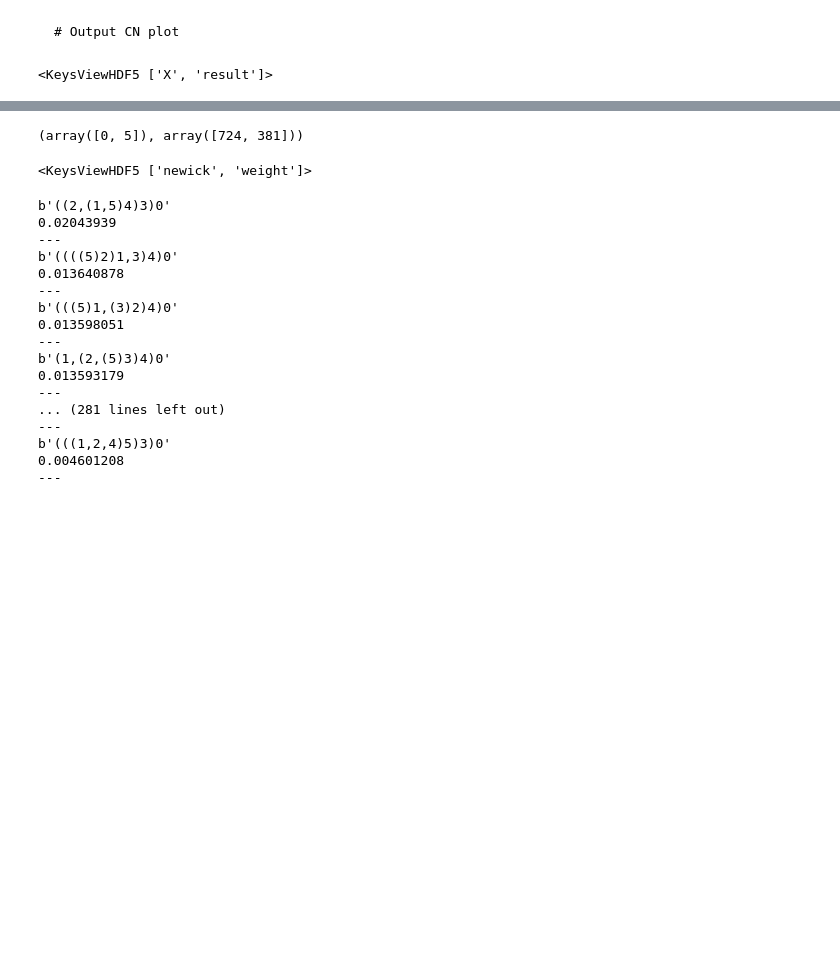
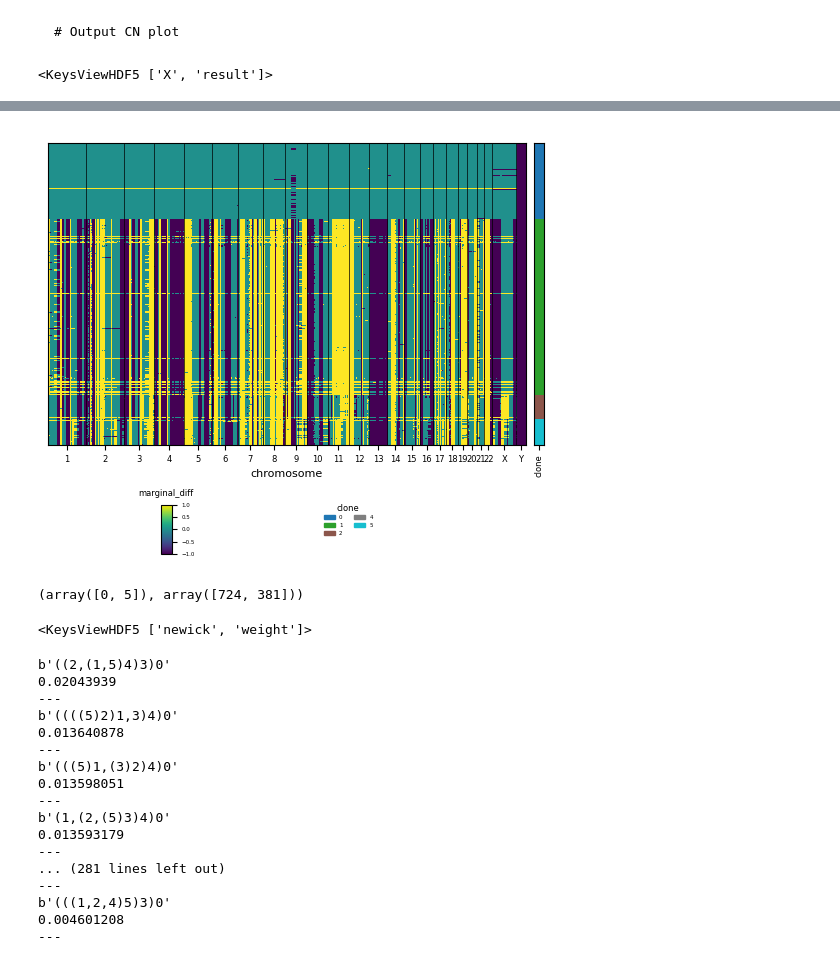
Before and after one commit to Lagergren-Lab/victree, a Jupyter notebook: src/experiments/cnplot_scgenome.ipynb, the cells around one changed output, grey strips where cells are left out. Saved outputs shown, nothing was run; the diff lists cells and outputs as text; code cells hidden in the pictures; blank space fills up the shorter version.

```diff
--- a/src/experiments/cnplot_scgenome.ipynb
+++ b/src/experiments/cnplot_scgenome.ipynb
@@ -86,3 +67,12 @@ pl.plot_cell_cn_matrix(adata, 'state', cell_order_fields=['clone'], max_cn=7)['a
+# %%
+# sort cells based on cluster assignment
+adata.obs['clone'] = adata.obs['clone'].astype('category')
+adata.layers['marginal_diff'] = adata.layers['state'] - adata.layers['marginal']
+g = pl.plot_cell_cn_matrix_fig(
+    adata, 'marginal_diff', cell_order_fields=['clone', 'cell_order'],
+    annotation_fields=['clone'], max_cn=7, raw=True, vmin=-1, vmax=1)
+# %% [output]
+[figure, added]
 # %%
 import numpy as np
 np.unique(top_z, return_counts=True)
```
Also changed, not shown: parts of 7 cells of this notebook, 42 other files.
